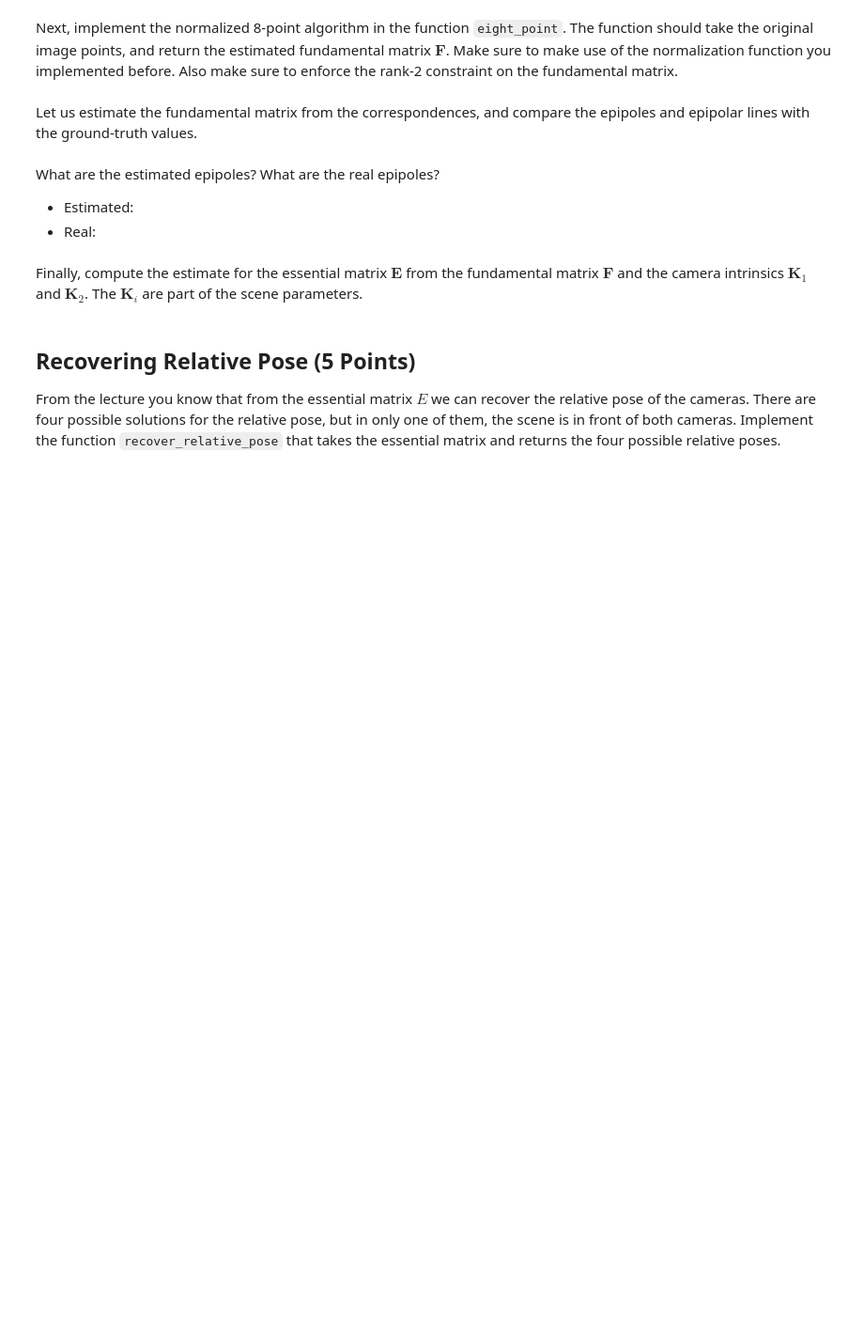
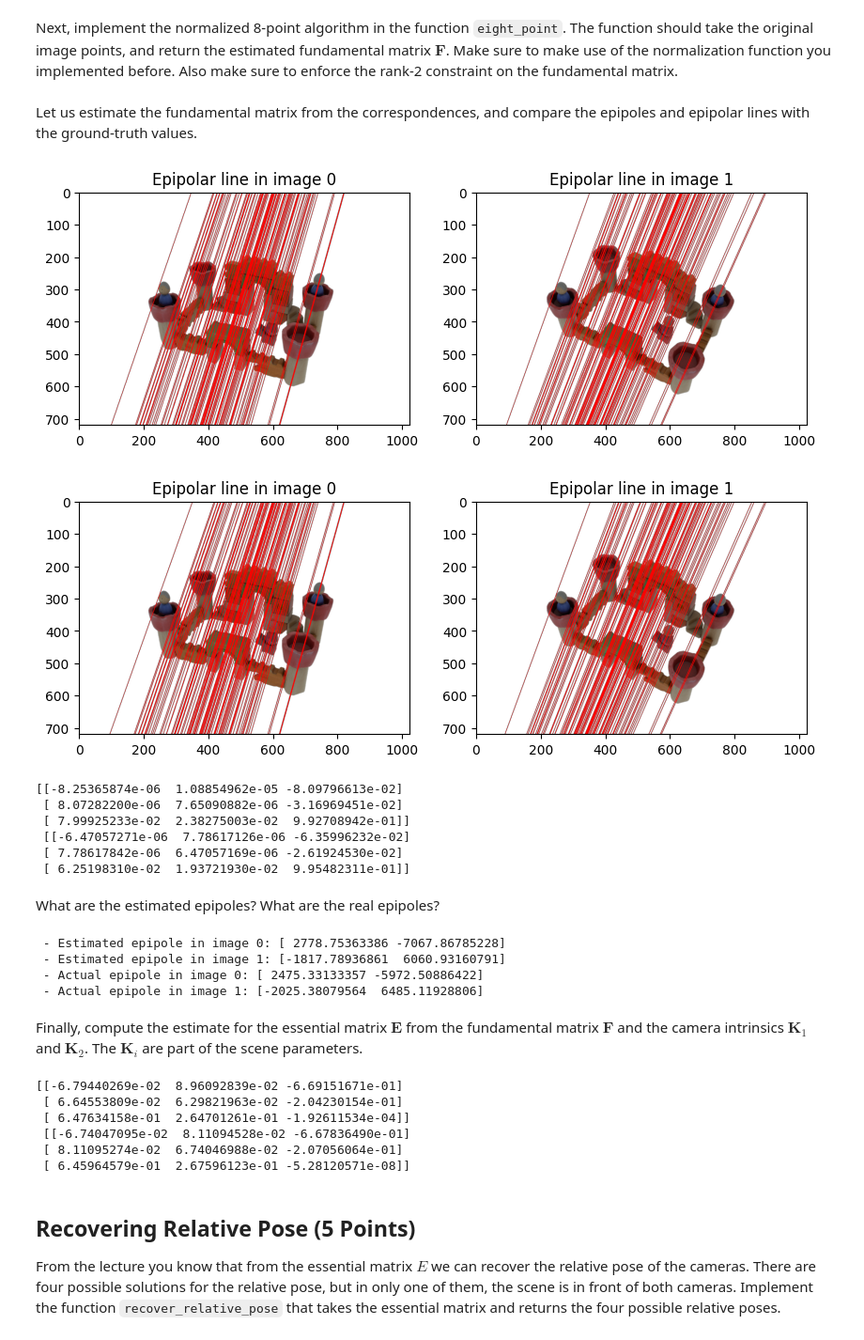
Before and after one commit to blancocd/3DV-SU25, a Jupyter notebook: 3DVision-ex2/notebooks/01_Eight_Point/01_EIght_Point.ipynb, the cells around one changed output. Shown at 94% size. Drawn from its saved outputs; the diff is of its cells as text; code cells hidden in the pictures; blank space fills up the shorter version.

```diff
--- a/3DVision-ex2/notebooks/01_Eight_Point/01_EIght_Point.ipynb
+++ b/3DVision-ex2/notebooks/01_Eight_Point/01_EIght_Point.ipynb
@@ -307,7 +298,20 @@ def normalize_points(points):
         normalized_points (np.ndarray): Normalized points, shape (n, 2)
         T (np.ndarray): Transformation matrix, shape (3, 3)
     """
-    # TODO: Implement this function
+    points_mean = np.mean(points, axis=0)
+    T_center = np.eye(3)
+    T_center[:-1, 2] = -points_mean
+
+    points_cent = points - points_mean
+    avg_dist = np.mean(np.linalg.norm(points_cent, axis=1))
+    T_scale = np.eye(3)
+    T_scale[:-1, :-1] = np.sqrt(2)/avg_dist * np.eye(2)
+
+    T = T_scale @ T_center
+    points_homog = np.hstack((points, np.ones((points.shape[0], 1))))
+    norm_points = points_homog@T.T
+
+    return norm_points, T
 # %% [markdown]
 You can test your function by calling the function `test_normalize_points`. It will show the original 2D image points and the normalized image points next to each other. The normalized points should be centered around the origin and have an average distance of $\sqrt{2}$, while keeping the same relative structure.
 # %%
@@ -330,54 +337,99 @@ def eight_point(p0, p1):
     Returns:
         F (np.ndarray): Fundamental matrix of shape (3, 3)
     """
+    n = p0.shape[0]
+    norm_p0, T0 = normalize_points(p0)
+    norm_p1, T1 = normalize_points(p1)
 
-    # TODO: Implement this function
+    x0, y0 = norm_p0[:,0], norm_p0[:,1]
+    x1, y1 = norm_p1[:,0], norm_p1[:,1]
+    W = np.column_stack([x0*x1, x0*y1, x0, y0*x1, y0*y1, y0, x1, y1, np.ones(n)])
 
+    U, Sigma, Vt = np.linalg.svd(W)
+    F_hat = Vt[-1].reshape((3,3))
 
+    U, Sigma, Vt = np.linalg.svd(F_hat)
+    F = U @ np.diag([Sigma[0], Sigma[1], 0]) @ Vt
+
+    return T0.T@F@T1
 
 F = eight_point(points0, points1)
-print(F)
 # %% [markdown]
 Let us estimate the fundamental matrix from the correspondences, and compare the epipoles and epipolar lines with the ground-truth values.
 # %%
 def draw_epipolar_lines(img0, points0, img1, points1, F):
     epiline_img0 = img0.copy()
     epiline_img1 = img1.copy()
     U, S, Vt = np.linalg.svd(F)
     epi0 = U[:, 2]
     epi0 /= epi0[2]
     epi1 = Vt[-1]
     epi1 /= epi1[2]
     for i in range(len(points0)):
         l0 = F @ np.hstack([points1[i], 1])
         l1 = F.T @ np.hstack([points0[i], 1])
         epiline_img0 = draw_line(epiline_img0, l0, color=(255, 0, 0, 255), width=2)
         epiline_img1 = draw_line(epiline_img1, l1, color=(255, 0, 0, 255), width=2)
     plt.figure(figsize=(10, 5))
     plt.subplot(1, 2, 1)
     plt.imshow(epiline_img0)
     plt.title("Epipolar line in image 0")
     plt.subplot(1, 2, 2)
     plt.imshow(epiline_img1)
     plt.title("Epipolar line in image 1")
     plt.show()
 
-draw_epipolar_lines(img0, points0[:10], img1, points1[:10], F)
+num_lines = 100
+draw_epipolar_lines(img0, points0[:num_lines], img1, points1[:num_lines], F)
 
 # Ground truth comparison
-_, F_gt = compute_E_F(scene_params)
-draw_epipolar_lines(img0, points0[:10], img1, points1[:10], F_gt)
+E_gt, F_gt = compute_E_F(scene_params)
+draw_epipolar_lines(img0, points0[:num_lines], img1, points1[:num_lines], F_gt)
+print(F/np.linalg.norm(F), '\n', F_gt/np.linalg.norm(F_gt))
+# %% [output]
+[figure, added]
+[figure, added]
+[[-8.25365874e-06  1.08854962e-05 -8.09796613e-02]
+ [ 8.07282200e-06  7.65090882e-06 -3.16969451e-02]
+ [ 7.99925233e-02  2.38275003e-02  9.92708942e-01]]
+ [[-6.47057271e-06  7.78617126e-06 -6.35996232e-02]
+ [ 7.78617842e-06  6.47057169e-06 -2.61924530e-02]
+ [ 6.25198310e-02  1.93721930e-02  9.95482311e-01]]
 # %% [markdown]
 What are the estimated epipoles? What are the real epipoles?
-- Estimated:
-- Real:
 # %%
-# TODO: Compute epipoles here
+U, S, Vt = np.linalg.svd(F)
+# Last column vector
+e0 = U[:-1, -1] / U[-1, -1]
+# Last row vector
+e1 = Vt[-1, :-1] / Vt[-1, -1]
+print(" - Estimated epipole in image 0:", e0)
+print(" - Estimated epipole in image 1:", e1)
+
+U, S, Vt = np.linalg.svd(F_gt)
+# Last column vector
+e0 = U[:-1, -1] / U[-1, -1]
+# Last row vector
+e1 = Vt[-1, :-1] / Vt[-1, -1]
+print(" - Actual epipole in image 0:", e0)
+print(" - Actual epipole in image 1:", e1)
+# %% [output]
+ - Estimated epipole in image 0: [ 2778.75363386 -7067.86785228]
+ - Estimated epipole in image 1: [-1817.78936861  6060.93160791]
+ - Actual epipole in image 0: [ 2475.33133357 -5972.50886422]
+ - Actual epipole in image 1: [-2025.38079564  6485.11928806]
 # %% [markdown]
 Finally, compute the estimate for the essential matrix $\mathbf{E}$ from the fundamental matrix $\mathbf{F}$ and the camera intrinsics $\mathbf{K}_1$ and $\mathbf{K}_2$. The $\mathbf{K}_i$ are part of the scene parameters.
 # %%
-# TODO: Compute essential matrix
-E = ...
+E = scene_params['K0'].T @ F @ scene_params['K1']
+print(E/np.linalg.norm(E), '\n', E_gt/np.linalg.norm(E_gt))
+# %% [output]
+[[-6.79440269e-02  8.96092839e-02 -6.69151671e-01]
+ [ 6.64553809e-02  6.29821963e-02 -2.04230154e-01]
+ [ 6.47634158e-01  2.64701261e-01 -1.92611534e-04]]
+ [[-6.74047095e-02  8.11094528e-02 -6.67836490e-01]
+ [ 8.11095274e-02  6.74046988e-02 -2.07056064e-01]
+ [ 6.45964579e-01  2.67596123e-01 -5.28120571e-08]]
 # %% [markdown]
 ## Recovering Relative Pose (5 Points)
 From the lecture you know that from the essential matrix $E$ we can recover the relative pose of the cameras. There are four possible solutions for the relative pose, but in only one of them, the scene is in front of both cameras. Implement the function `recover_relative_pose` that takes the essential matrix and returns the four possible relative poses.
```
Also changed, not shown: parts of 12 cells of this notebook, 1 other file.
